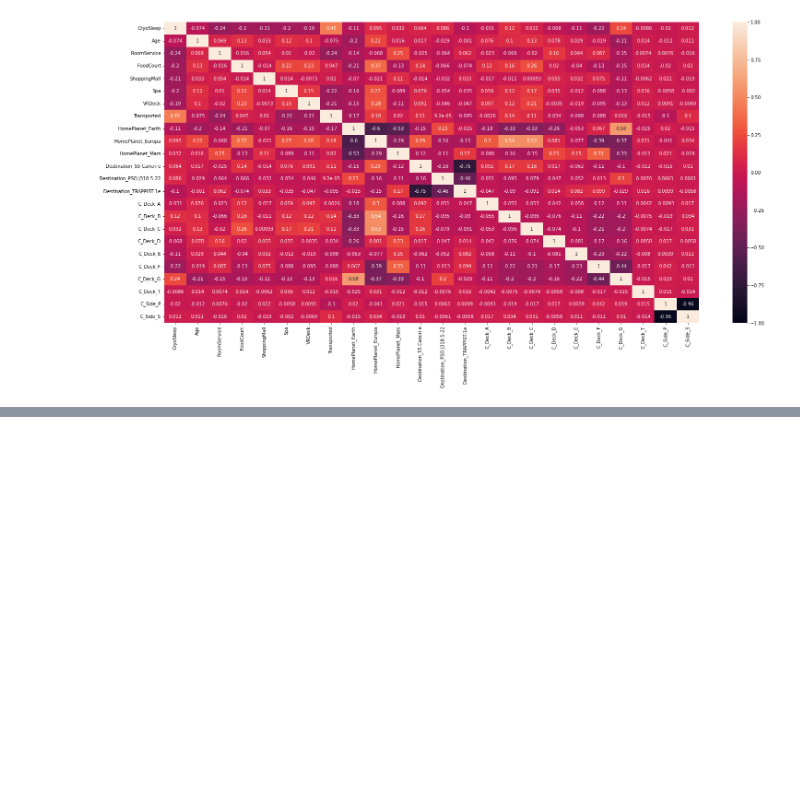
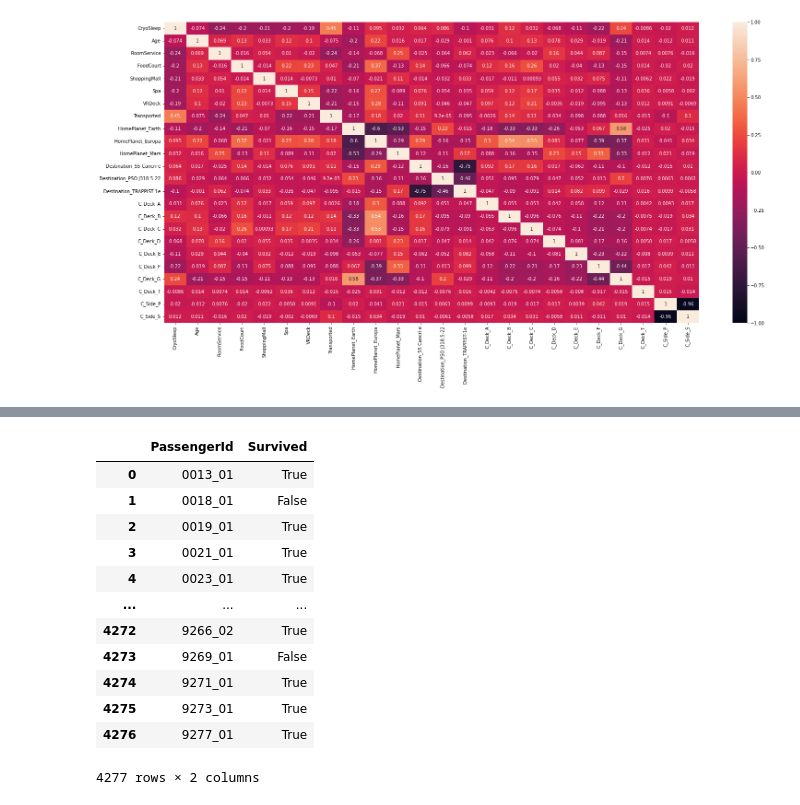
Before and after one commit to BlexxeCode/DataProjects, a Jupyter notebook: spaceship-titanic.ipynb, the cells around one changed output, grey strips where cells are left out. Drawn from its saved outputs; the diff is of its cells as text; code cells hidden in the pictures; blank space fills up the shorter version.

```diff
--- a/spaceship-titanic.ipynb
+++ b/spaceship-titanic.ipynb
@@ -309,0 +318,3 @@ dtype: int64
+# %%
+train_data.drop(["Name", "C_Num"], inplace=True, axis=1)
+test_data.drop(["Name", "C_Num"], inplace=True, axis=1)
@@ -309,0 +343,8 @@ dtype: int64
+# %%
+from sklearn.model_selection import train_test_split
+
+y = train_data['Transported']
+X = train_data.drop(['Transported'], axis=1)
+X_test = test_data.copy()
+
+X_train, X_valid, y_train, y_valid = train_test_split(X,y, train_size=0.8, test_size=0.2, random_state=0)
@@ -309,0 +368,9 @@ dtype: int64
+# %%
+forest = RandomForestClassifier(n_estimators=500)
+centroid = NearestCentroid()
+K_Neighbor = KNeighborsClassifier(n_neighbors=3)
+GaussNB = GaussianNB()
+MultiNB = MultinomialNB()
+Tree = DecisionTreeClassifier()
+svc_model = SVC()
+XGB = XGBClassifier(n_estimators=500, learning_rate=0.01)
@@ -309,0 +398,21 @@ dtype: int64
+# %%
+XGB.fit(X_train, y_train)
+final_predict = XGB.predict(X_test)
+
+output = pd.DataFrame({'PassengerId': X_test.index, 'Survived':final_predict})
+output['Survived'] = output['Survived'].astype(bool)
+output
+# %% [output]
+|  | PassengerId | Survived |
+| 0 | 0013_01 | True |
+| 1 | 0018_01 | False |
+| 2 | 0019_01 | True |
+| 3 | 0021_01 | True |
+| 4 | 0023_01 | True |
+| ... | ... | ... |
+| 4272 | 9266_02 | True |
+| 4273 | 9269_01 | False |
+| 4274 | 9271_01 | True |
+| 4275 | 9273_01 | True |
+| 4276 | 9277_01 | True |
+4277 rows × 2 columns
```
Also changed, not shown: parts of 16 cells of this notebook.
